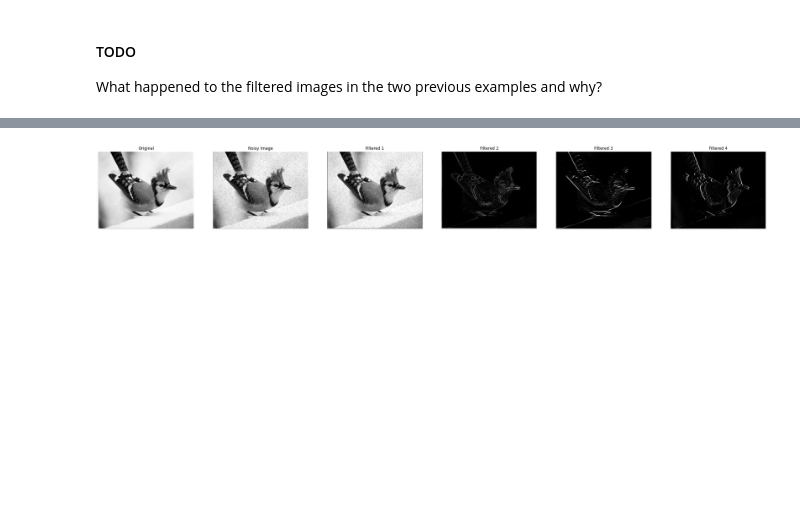
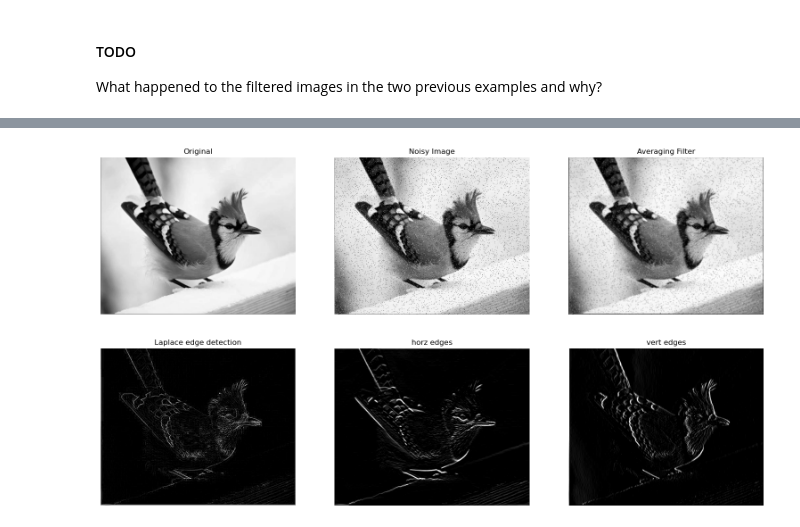
Before and after one commit to BeshoyMorad/ImageProcessing_Labs, a Jupyter notebook: Lab 2/lab2-std.ipynb, the cells around one changed output, grey strips where cells are left out. Drawn from its saved outputs; the diff is of its cells as text; code cells hidden in the pictures; blank space fills up the shorter version.

```diff
--- a/Lab 2/lab2-std.ipynb
+++ b/Lab 2/lab2-std.ipynb
@@ -143,32 +143,38 @@ Press shift+tab after writing 'convolve2d' in a code cell
 # %%
 # TODO: Read an image and convert it to grayscale
 img = io.imread("./imgs/bird.jpg",as_gray = True)
 
 # TODO: Apply noise to the image and save it in another variable
 noisy_img = random_noise(img,mode="s&p",amount= 0.05)
 
 # TODO: Construct the required filters (hint: you can do it as we did in the previous part)
 f1 =np.ones((3,3))*(1/9)
 
 f2 = np.ones((3,3))
 f2[1,1] = -8
 
 f3 = np.array([
     [1,1,1],
     [0,0,0],
     [-1,-1,-1]
 ])
 
 f4 = np.rot90(f3)
 
+
 # TODO: Convolve the noisy image with f1 and the rest of the filters with the original image
 img_f1 = convolve2d(noisy_img,f1)
 img_f2 = convolve2d(img,f2)
 img_f3 = convolve2d(img,f3)
 img_f4 = convolve2d(img,f4)
 
 
+cf.show_images( [img,noisy_img, img_f1],['Original','Noisy Image', 'Averaging Filter'])
+cf.show_images( [rescale_intensity((x), in_range=(0.0,1.0), out_range=(0, 255)) for x in [img_f2,img_f3,img_f4]],['Laplace edge detection','horz edges','vert edges'])
+
+
 # Show the images
-cf.show_images([rescale_intensity(x, in_range=(0.0,1.0), out_range=(0, 255)) for x in [img,noisy_img, img_f1,img_f2,img_f3,img_f4]],['Original','Noisy Image', 'Filtered 1','Filtered 2','Filtered 3','Filtered 4'])
+# cf.show_images([rescale_intensity(x, in_range=(0.0,1.0), out_range=(0, 255)) for x in [img,noisy_img, img_f1,img_f2,img_f3,img_f4]],['Original','Noisy Image', 'Filtered 1','Filtered 2','Filtered 3','Filtered 4'])
 # %% [output]
-[figure, old version]
+[figure, new version]
+[figure, added]
```
Also changed, not shown: parts of 4 cells of this notebook, 1 other file.
